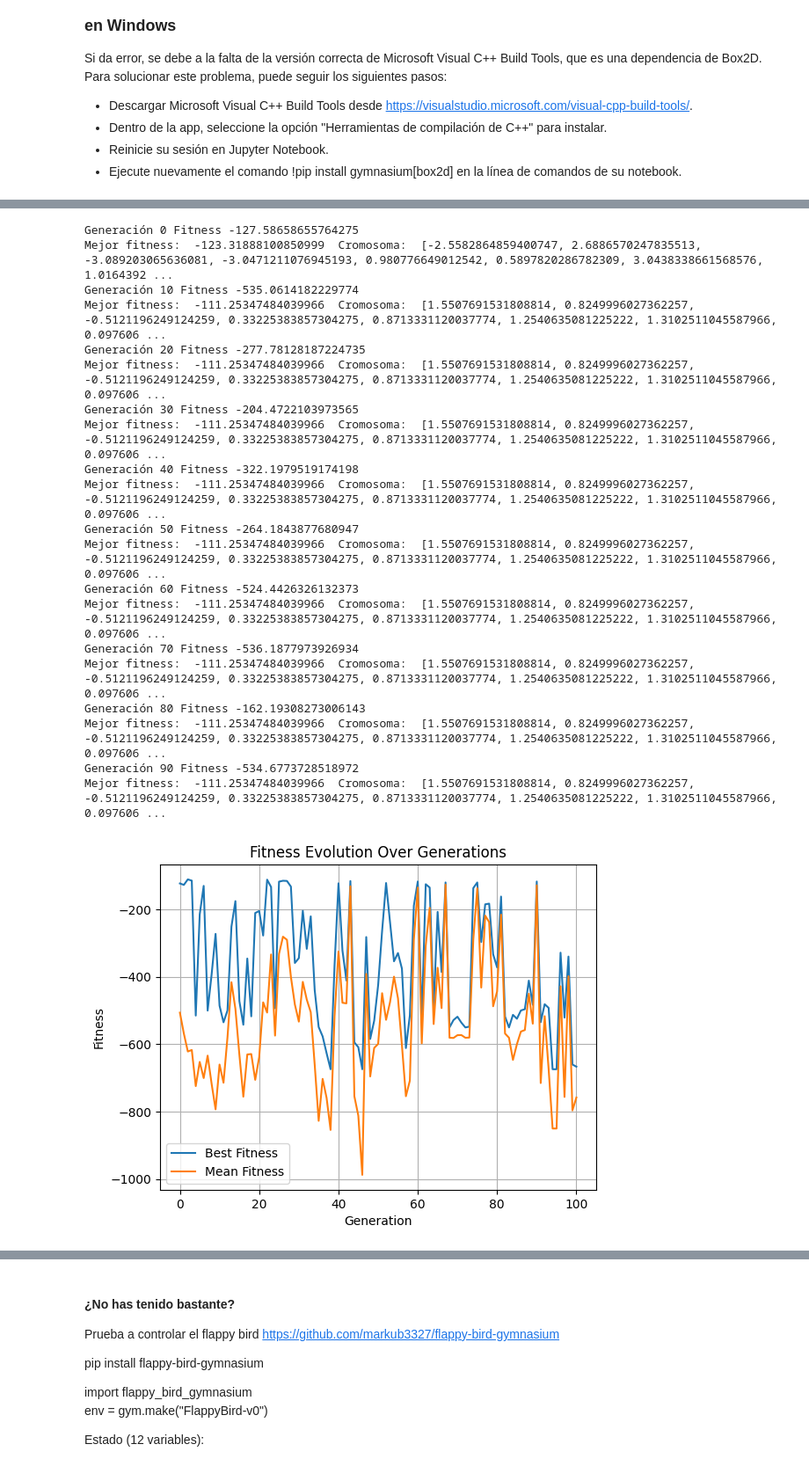
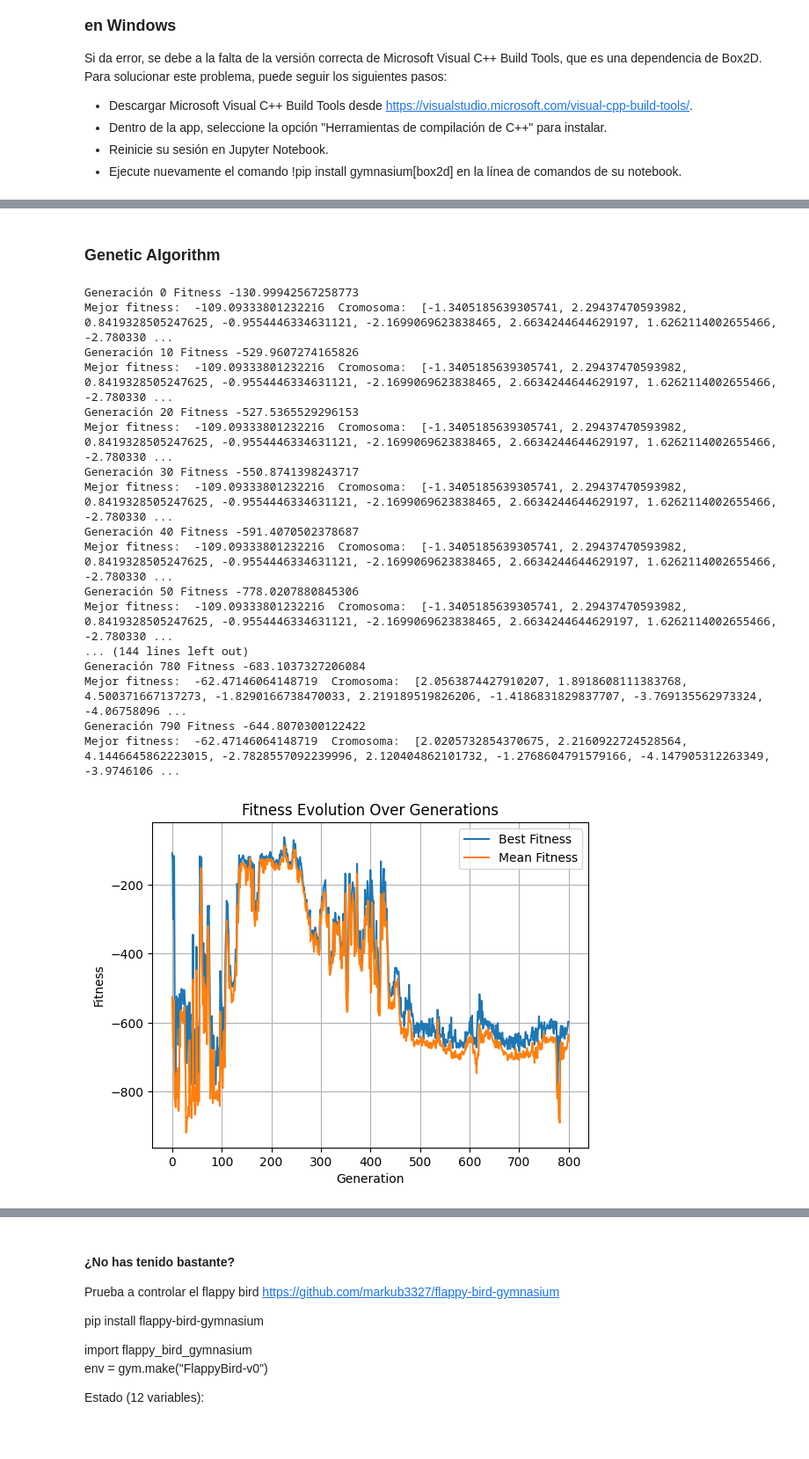
Before and after one commit to emriederer/LunarLanderRL, a Jupyter notebook: GeneticRL.ipynb, the cells around one changed output, grey strips where cells are left out. Shown at 88% size. Cells and saved outputs as stored; diff of their text form; code cells hidden in the pictures; blank space fills up the shorter version.

```diff
--- a/GeneticRL.ipynb
+++ b/GeneticRL.ipynb
@@ -231,25 +45,26 @@ class Genetic_Algorithm():
+# %% [markdown]
+### Genetic Algorithm
 # %%
-GA = Genetic_Algorithm(N=100, pcross=0.6, pmut=1/82, n_iter=100, n_tour=2, elitism=0, num_exp=40, bounds=[-10, 10])
+from GA import Genetic_Algorithm
+
+GA = Genetic_Algorithm(N=50, crossover_method=1, pcross=0.5, pmut=3/82, sigma=0.2, selection=1, n_tour=2, temp=1, n_iter=800, elitism=0, num_exp=30, bounds=[-20, 20])
 chromosome, fitness = GA.evolve()
 # %% [output]
-Generación 0 Fitness -127.58658655764275
-Mejor fitness:  -123.31888100850999  Cromosoma:  [-2.5582864859400747, 2.6886570247835513, -3.089203065636081, -3.0471211076945193, 0.980776649012542, 0.5897820286782309, 3.0438338661568576, 1.0164392 ...
-Generación 10 Fitness -535.0614182229774
-Mejor fitness:  -111.25347484039966  Cromosoma:  [1.5507691531808814, 0.8249996027362257, -0.5121196249124259, 0.33225383857304275, 0.8713331120037774, 1.2540635081225222, 1.3102511045587966, 0.097606 ...
-Generación 20 Fitness -277.78128187224735
-Mejor fitness:  -111.25347484039966  Cromosoma:  [1.5507691531808814, 0.8249996027362257, -0.5121196249124259, 0.33225383857304275, 0.8713331120037774, 1.2540635081225222, 1.3102511045587966, 0.097606 ...
-Generación 30 Fitness -204.4722103973565
-Mejor fitness:  -111.25347484039966  Cromosoma:  [1.5507691531808814, 0.8249996027362257, -0.5121196249124259, 0.33225383857304275, 0.8713331120037774, 1.2540635081225222, 1.3102511045587966, 0.097606 ...
-Generación 40 Fitness -322.1979519174198
-Mejor fitness:  -111.25347484039966  Cromosoma:  [1.5507691531808814, 0.8249996027362257, -0.5121196249124259, 0.33225383857304275, 0.8713331120037774, 1.2540635081225222, 1.3102511045587966, 0.097606 ...
-Generación 50 Fitness -264.1843877680947
-Mejor fitness:  -111.25347484039966  Cromosoma:  [1.5507691531808814, 0.8249996027362257, -0.5121196249124259, 0.33225383857304275, 0.8713331120037774, 1.2540635081225222, 1.3102511045587966, 0.097606 ...
-Generación 60 Fitness -524.4426326132373
-Mejor fitness:  -111.25347484039966  Cromosoma:  [1.5507691531808814, 0.8249996027362257, -0.5121196249124259, 0.33225383857304275, 0.8713331120037774, 1.2540635081225222, 1.3102511045587966, 0.097606 ...
-Generación 70 Fitness -536.1877973926934
-Mejor fitness:  -111.25347484039966  Cromosoma:  [1.5507691531808814, 0.8249996027362257, -0.5121196249124259, 0.33225383857304275, 0.8713331120037774, 1.2540635081225222, 1.3102511045587966, 0.097606 ...
-Generación 80 Fitness -162.19308273006143
-Mejor fitness:  -111.25347484039966  Cromosoma:  [1.5507691531808814, 0.8249996027362257, -0.5121196249124259, 0.33225383857304275, 0.8713331120037774, 1.2540635081225222, 1.3102511045587966, 0.097606 ...
-Generación 90 Fitness -534.6773728518972
-Mejor fitness:  -111.25347484039966  Cromosoma:  [1.5507691531808814, 0.8249996027362257, -0.5121196249124259, 0.33225383857304275, 0.8713331120037774, 1.2540635081225222, 1.3102511045587966, 0.097606 ...
+Generación 0 Fitness -130.99942567258773
+Mejor fitness:  -109.09333801232216  Cromosoma:  [-1.3405185639305741, 2.29437470593982, 0.8419328505247625, -0.9554446334631121, -2.1699069623838465, 2.6634244644629197, 1.6262114002655466, -2.780330 ...
+Generación 10 Fitness -529.9607274165826
+Mejor fitness:  -109.09333801232216  Cromosoma:  [-1.3405185639305741, 2.29437470593982, 0.8419328505247625, -0.9554446334631121, -2.1699069623838465, 2.6634244644629197, 1.6262114002655466, -2.780330 ...
+Generación 20 Fitness -527.5365529296153
+Mejor fitness:  -109.09333801232216  Cromosoma:  [-1.3405185639305741, 2.29437470593982, 0.8419328505247625, -0.9554446334631121, -2.1699069623838465, 2.6634244644629197, 1.6262114002655466, -2.780330 ...
+Generación 30 Fitness -550.8741398243717
+Mejor fitness:  -109.09333801232216  Cromosoma:  [-1.3405185639305741, 2.29437470593982, 0.8419328505247625, -0.9554446334631121, -2.1699069623838465, 2.6634244644629197, 1.6262114002655466, -2.780330 ...
+Generación 40 Fitness -591.4070502378687
+Mejor fitness:  -109.09333801232216  Cromosoma:  [-1.3405185639305741, 2.29437470593982, 0.8419328505247625, -0.9554446334631121, -2.1699069623838465, 2.6634244644629197, 1.6262114002655466, -2.780330 ...
+Generación 50 Fitness -778.0207880845306
+Mejor fitness:  -109.09333801232216  Cromosoma:  [-1.3405185639305741, 2.29437470593982, 0.8419328505247625, -0.9554446334631121, -2.1699069623838465, 2.6634244644629197, 1.6262114002655466, -2.780330 ...
+... (144 lines left out)
+Generación 780 Fitness -683.1037327206084
+Mejor fitness:  -62.47146064148719  Cromosoma:  [2.0563874427910207, 1.8918608111383768, 4.500371667137273, -1.8290166738470033, 2.219189519826206, -1.4186831829837707, -3.769135562973324, -4.06758096 ...
+Generación 790 Fitness -644.8070300122422
+Mejor fitness:  -62.47146064148719  Cromosoma:  [2.0205732854370675, 2.2160922724528564, 4.1446645862223015, -2.7828557092239996, 2.120404862101732, -1.2768604791579166, -4.147905312263349, -3.9746106 ...
-[figure, old version]
+[figure, new version]
```
Also changed, not shown: parts of 6 cells of this notebook, 1 other file.
